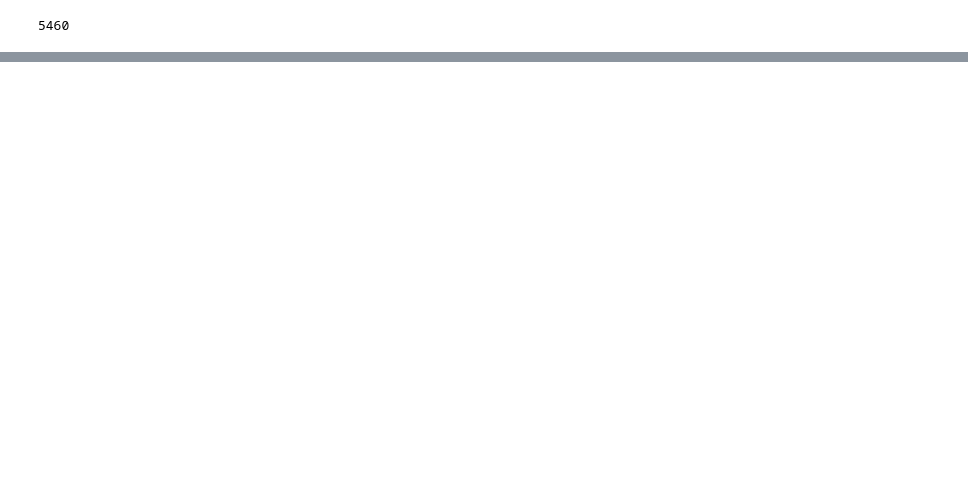
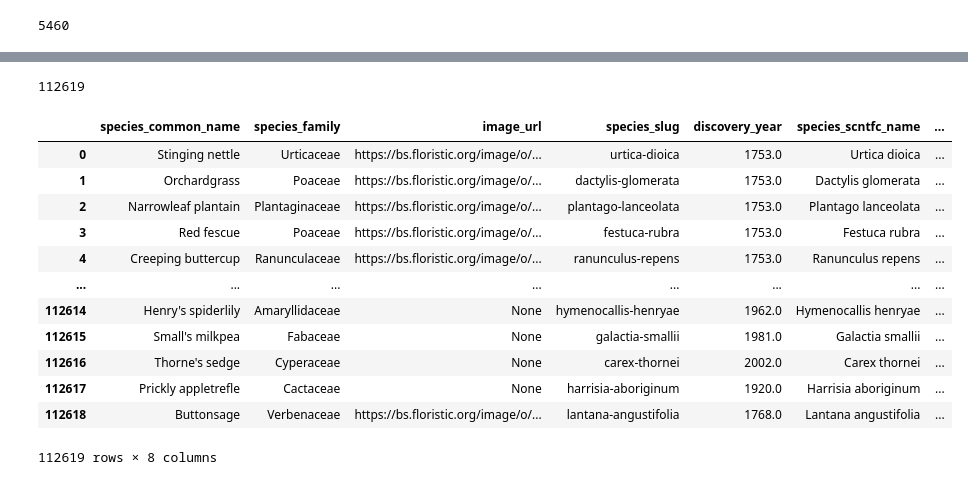
Before and after one commit to saronraut/PlantWorld, a Jupyter notebook: Saron-test_ground/Us_Plants.ipynb, the cells around one changed output, grey strips where cells are left out. Cells and saved outputs as stored; diff of their text form; code cells hidden in the pictures; blank space fills up the shorter version.

```diff
--- a/Saron-test_ground/Us_Plants.ipynb
+++ b/Saron-test_ground/Us_Plants.ipynb
@@ -205,0 +369,38 @@ plants_returned = pd.DataFrame({"Common_Name" : common_name_final,
+# %%
+len(pl_name)
+# %% [output]
+112619
+# %%
+pl_name = []
+pl_family = []
+pl_img = []
+pl_slug = []
+pl_yr = []
+pl_sct_name = []
+pl_family_common_name = []
+slug_x = []
+# %%
+species_returned_part1 = pd.DataFrame({"species_common_name": pl_name,
+                                      "species_family": pl_family,
+                                      "image_url": pl_img,
+                                       "species_slug": pl_slug,
+                                      "discovery_year": pl_yr,
+                                      "species_scntfc_name":pl_sct_name,
+                                      "species_fmly_cmmn_name": pl_family_common_name,
+                                      "state_slug": slug_x})
+# %%
+species_returned_part1
+# %% [output]
+|  | species_common_name | species_family | image_url | species_slug | discovery_year | species_scntfc_name | ... |
+| 0 | Stinging nettle | Urticaceae | https://bs.floristic.org/image/o/... | urtica-dioica | 1753.0 | Urtica dioica | ... |
+| 1 | Orchardgrass | Poaceae | https://bs.floristic.org/image/o/... | dactylis-glomerata | 1753.0 | Dactylis glomerata | ... |
+| 2 | Narrowleaf plantain | Plantaginaceae | https://bs.floristic.org/image/o/... | plantago-lanceolata | 1753.0 | Plantago lanceolata | ... |
+| 3 | Red fescue | Poaceae | https://bs.floristic.org/image/o/... | festuca-rubra | 1753.0 | Festuca rubra | ... |
+| 4 | Creeping buttercup | Ranunculaceae | https://bs.floristic.org/image/o/... | ranunculus-repens | 1753.0 | Ranunculus repens | ... |
+| ... | ... | ... | ... | ... | ... | ... | ... |
+| 112614 | Henry's spiderlily | Amaryllidaceae | None | hymenocallis-henryae | 1962.0 | Hymenocallis henryae | ... |
+| 112615 | Small's milkpea | Fabaceae | None | galactia-smallii | 1981.0 | Galactia smallii | ... |
+| 112616 | Thorne's sedge | Cyperaceae | None | carex-thornei | 2002.0 | Carex thornei | ... |
+| 112617 | Prickly appletrefle | Cactaceae | None | harrisia-aboriginum | 1920.0 | Harrisia aboriginum | ... |
+| 112618 | Buttonsage | Verbenaceae | https://bs.floristic.org/image/o/... | lantana-angustifolia | 1768.0 | Lantana angustifolia | ... |
+112619 rows × 8 columns
```
Also changed, not shown: parts of 51 cells of this notebook, 8 other files.
